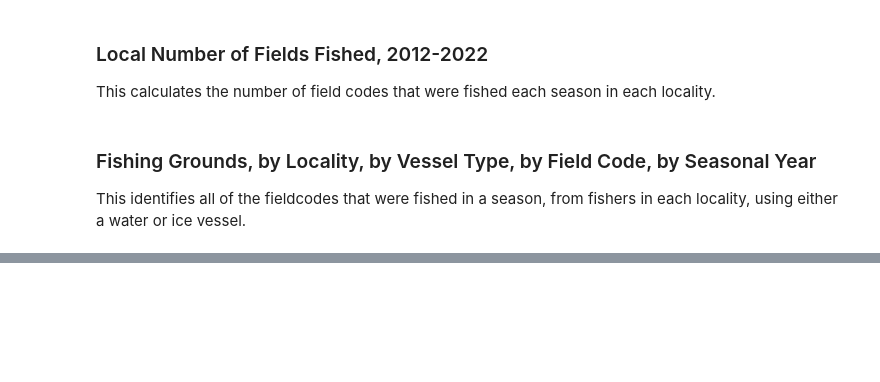
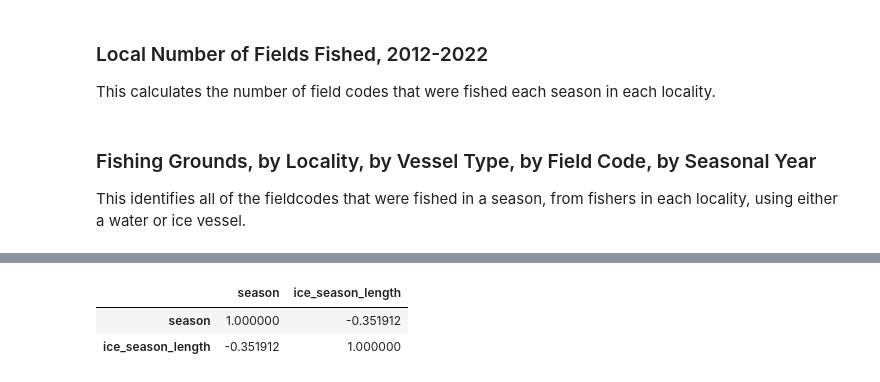
Before and after one commit to huntersnyder/seaicefishing, a Jupyter notebook: notebooks/01-data_cleaning.ipynb, the cells around one changed output, grey strips where cells are left out. Saved outputs shown, nothing was run; the diff lists cells and outputs as text; code cells hidden in the pictures; blank space fills up the shorter version.

```diff
--- a/notebooks/01-data_cleaning.ipynb
+++ b/notebooks/01-data_cleaning.ipynb
@@ -467,0 +551,7 @@ fishing_grounds.to_csv("../data/derived/fishing_grounds.csv", index=None)
+# %%
+#stats
+ice_season_length.corr(method='kendall')
+# %% [output]
+|  | season | ice_season_length |
+| season | 1.000000 | -0.351912 |
+| ice_season_length | -0.351912 | 1.000000 |
```
Also changed, not shown: parts of 15 cells of this notebook, 15 other files.
